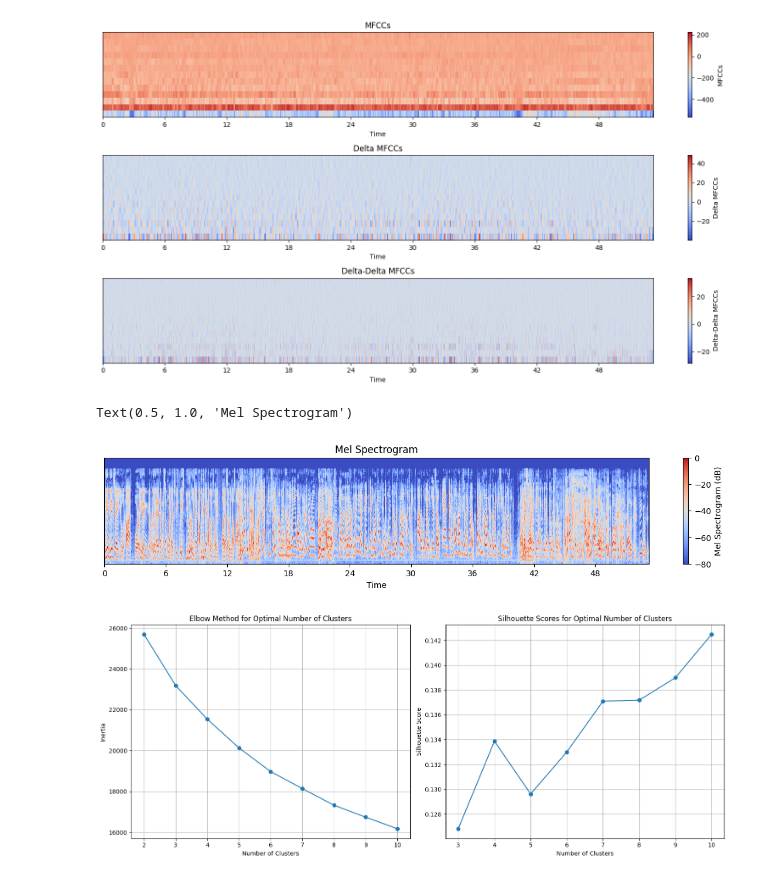
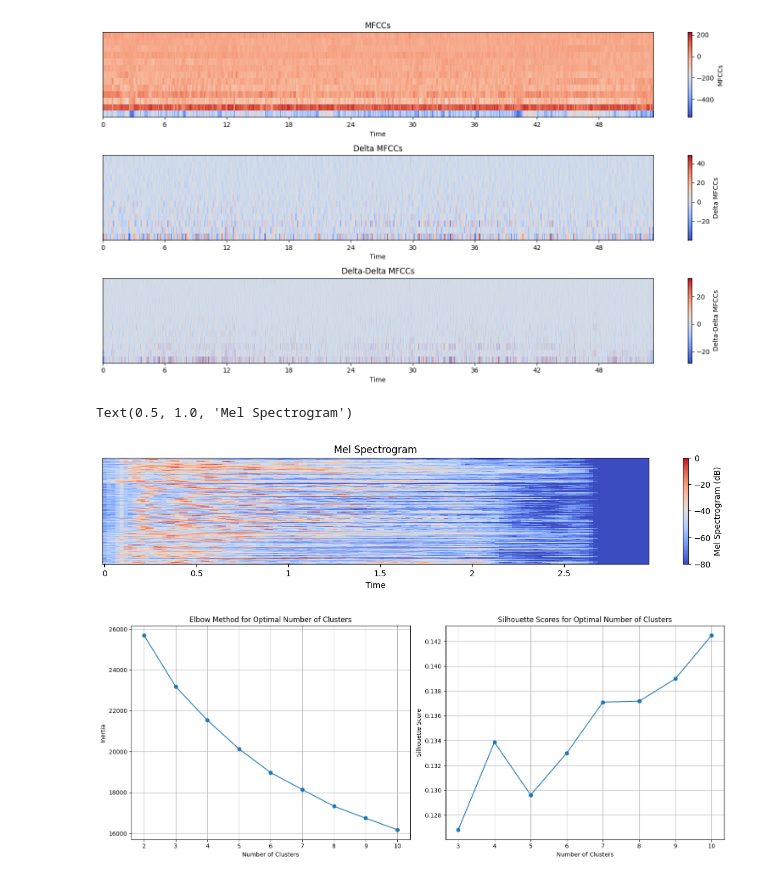
Before and after one commit to rukna40/Machine-Learning, a Jupyter notebook: Audio/kmeans.ipynb, the cells around one changed output. Cells and saved outputs as stored; diff of their text form; code cells hidden in the pictures.

```diff
--- a/Audio/kmeans.ipynb
+++ b/Audio/kmeans.ipynb
@@ -36,20 +36,20 @@ plt.show()
 # %% [output]
 [figure]
 # %%
-mel_spectrogram = librosa.feature.melspectrogram(y=y, sr=sr, n_mels=128)
+mel_spectrogram = librosa.feature.melspectrogram(y=y, sr=sr, n_mels=128).T
 mel_spectrogram_delta = librosa.feature.delta(mel_spectrogram)
 mel_spectrogram_delta = librosa.feature.delta(mel_spectrogram)
 
 
 plt.figure(figsize=(15, 8))
 
 plt.subplot(3, 1, 1)
 librosa.display.specshow(librosa.power_to_db(mel_spectrogram, ref=np.max), x_axis='time', sr=sr, cmap='coolwarm')
 plt.colorbar(label='Mel Spectrogram (dB)')
 plt.title('Mel Spectrogram')
 # %% [output]
 Text(0.5, 1.0, 'Mel Spectrogram')
-[figure, old version]
+[figure, new version]
 # %%
 scaler = StandardScaler()
 mfccs = mfccs.T
```
